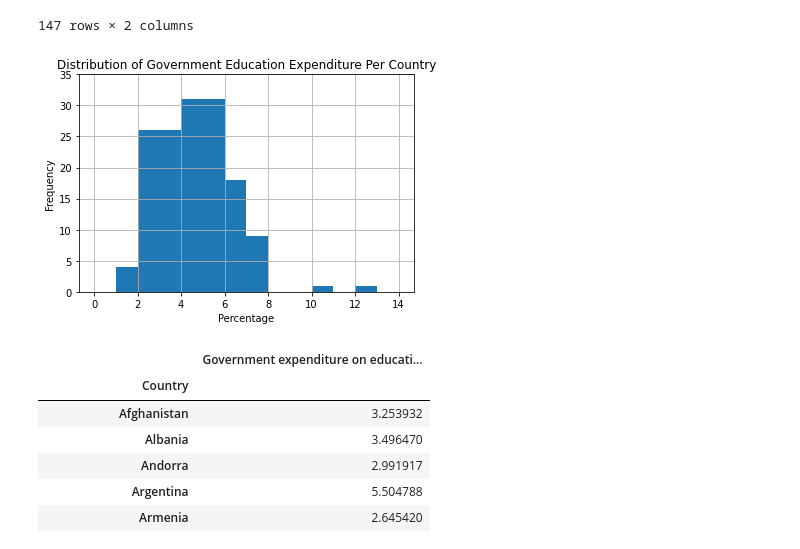
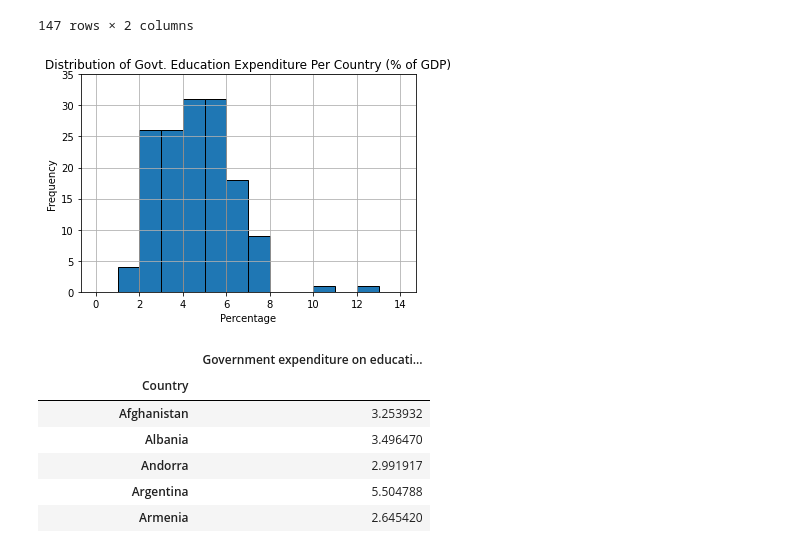
Before and after one commit to pamhinostroza/Project_1, a Jupyter notebook: Project_Main.ipynb, the cells around one changed output. Saved outputs shown, nothing was run; the diff lists cells and outputs as text; code cells hidden in the pictures.

```diff
--- a/Project_Main.ipynb
+++ b/Project_Main.ipynb
@@ -64,15 +64,15 @@ ed_exp_mean
 # %%
 ed_exp_mean=ed_exp_mean.rename(columns={'Entity':'Country'})
 # %%
-ed_exp_mean['Government expenditure on education, total (% of GDP)'].plot(kind='hist',bins=list(range(15)))
+ed_exp_mean['Government expenditure on education, total (% of GDP)'].plot(kind='hist', edgecolor="black", bins=list(range(15)))
 plt.xlabel('Percentage')
 plt.ylabel('Frequency')
-plt.title('Distribution of Government Education Expenditure Per Country')
+plt.title('Distribution of Govt. Education Expenditure Per Country (% of GDP)')
 plt.yticks([0, 5, 10, 15, 20, 25, 30, 35])
 plt.grid()
 plt.savefig('Output/histogram_government_edu_exp.png')
 # %% [output]
-[figure, old version]
+[figure, new version]
 # %%
 ed_exp_mean=ed_exp_mean.set_index('Country')
 ed_exp_mean
```
Also changed, not shown: parts of 7 cells of this notebook, 10 other files.
